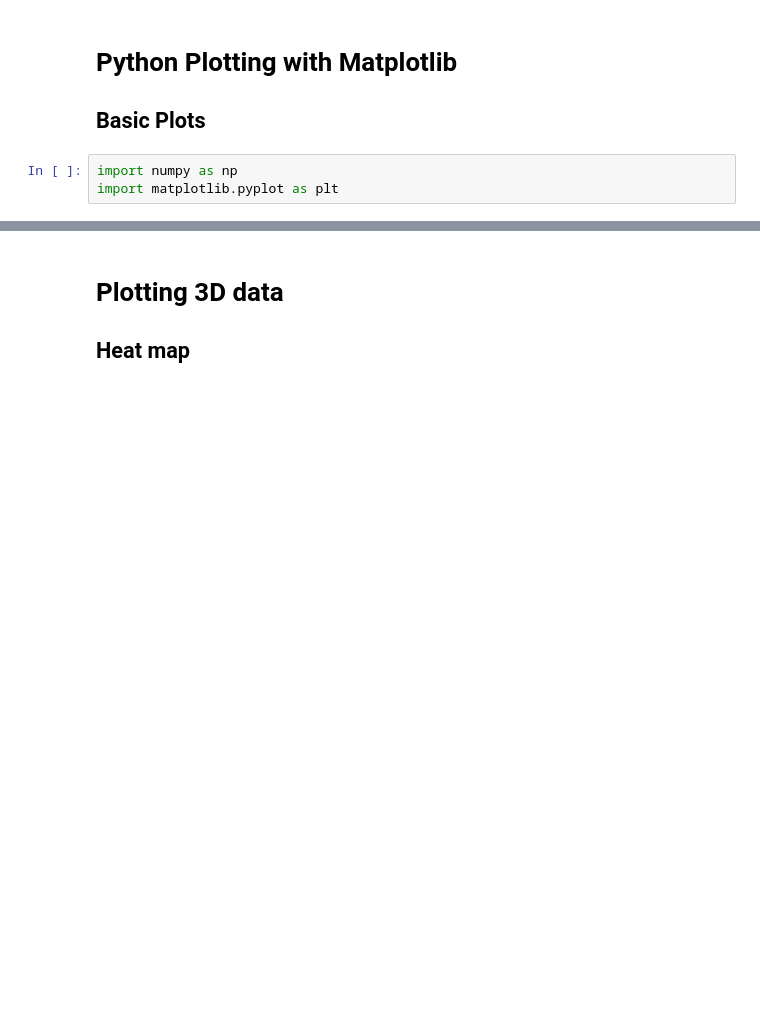
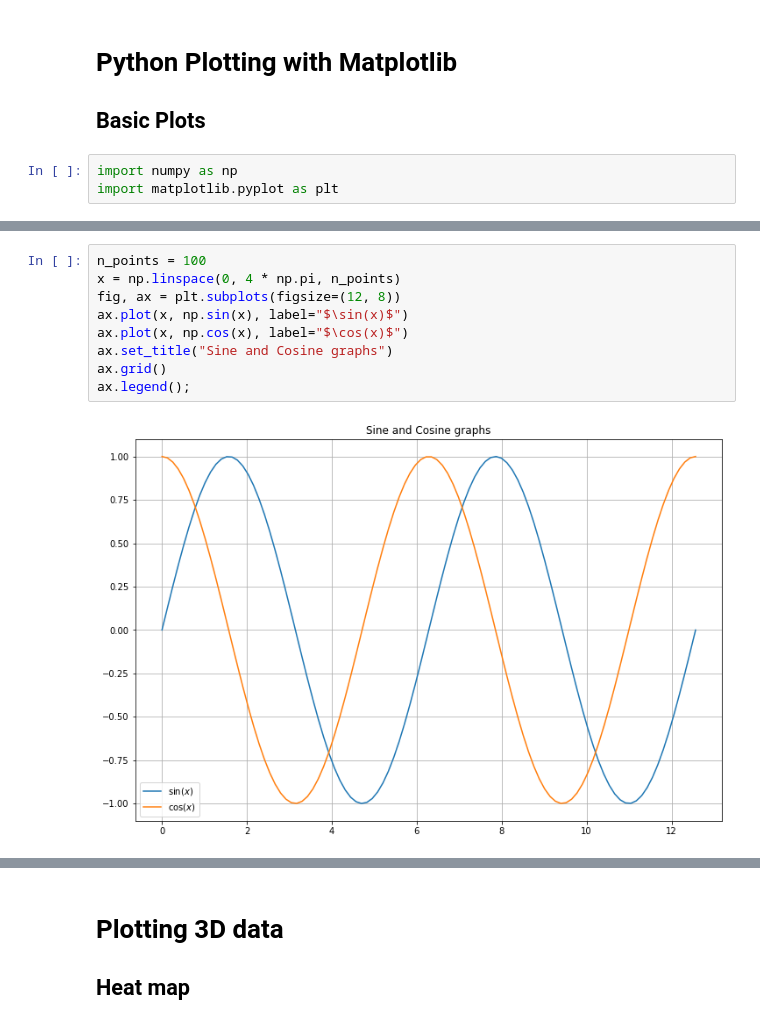
Before and after one commit to AndrewDales/Jupyter_MatPlotLib, a Jupyter notebook: matplotlib trial.ipynb, the cells around one changed output, grey strips where cells are left out. Saved outputs shown, nothing was run; the diff lists cells and outputs as text; blank space fills up the shorter version.

```diff
--- a/matplotlib trial.ipynb
+++ b/matplotlib trial.ipynb
@@ -41,0 +60,11 @@ axs[1,1].set_xlabel('Total test scores');
+# %%
+n_points = 100
+x = np.linspace(0, 4 * np.pi, n_points)
+fig, ax = plt.subplots(figsize=(12, 8))
+ax.plot(x, np.sin(x), label="$\sin(x)$")
+ax.plot(x, np.cos(x), label="$\cos(x)$")
+ax.set_title("Sine and Cosine graphs")
+ax.grid()
+ax.legend();
+# %% [output]
+[figure, added]
```
Also changed, not shown: parts of 8 cells of this notebook.
